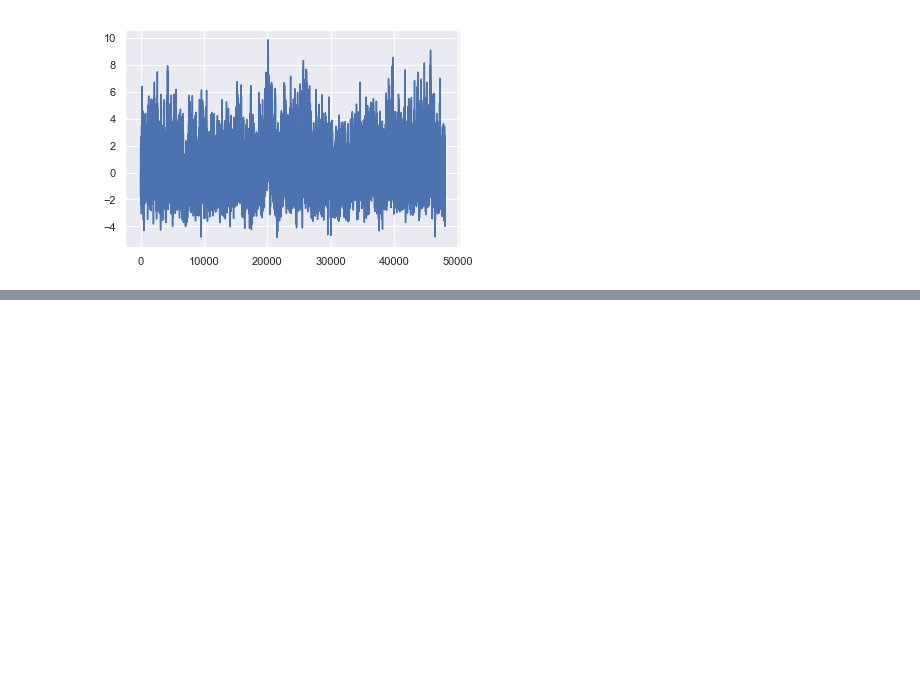
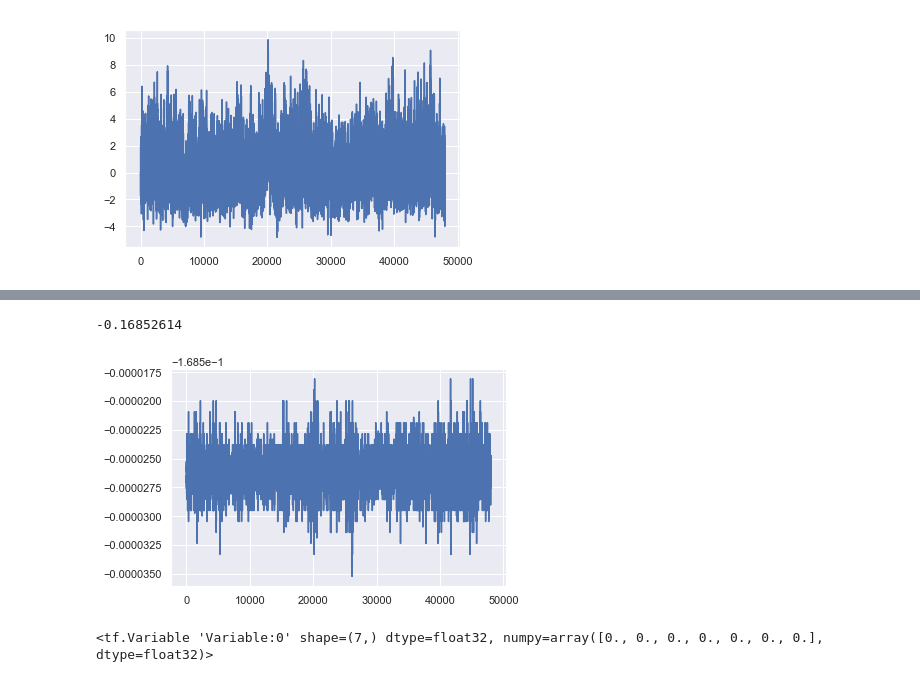
Before and after one commit to eap40/iib-neuro-proj, a Jupyter notebook: Notebooks/training_proc.ipynb, the cells around one changed output, grey strips where cells are left out. Saved outputs shown, nothing was run; the diff lists cells and outputs as text; code cells hidden in the pictures; blank space fills up the shorter version.

```diff
--- a/Notebooks/training_proc.ipynb
+++ b/Notebooks/training_proc.ipynb
@@ -113,3 +138,16 @@ plt.show()
+# %%
+hln_3n = hLN_Model(Jc=Jc_3n, Wce=Wce_3n, Wci=Wci_3n, sig_on=tf.constant([False]*7))
+update_arch(prev_model=hln_2n, next_model=hln_3n)
+output_3n = hln_3n(inputs)
+# %%
+print(np.mean(output_3n.numpy()-target_1l.numpy()))
+plt.plot(output_3n.numpy())
+plt.plot(output_3n.numpy()-target_1l.numpy())
+plt.show()
+# %% [output]
+-0.16852614
+[figure, added]
+<tf.Variable 'Variable:0' shape=(7,) dtype=float32, numpy=array([0., 0., 0., 0., 0., 0., 0.], dtype=float32)>
 # %%
 # change parameters from ground truth
 # probably want to create a new model here in order to preserve parameter information
```
Also changed, not shown: parts of 27 cells of this notebook.
